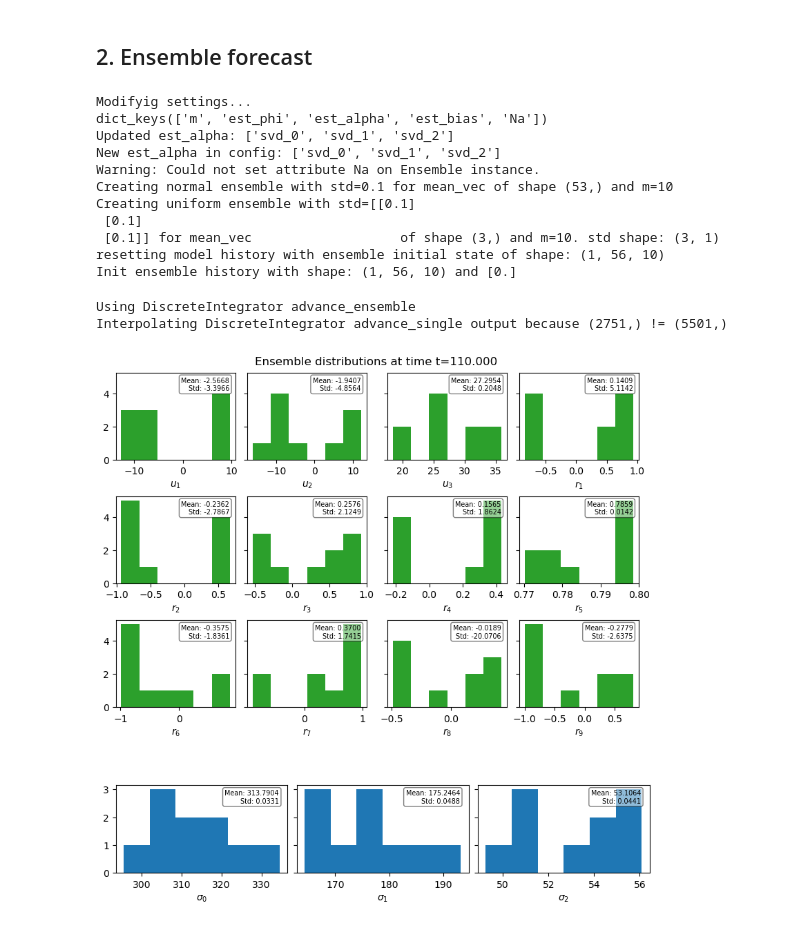
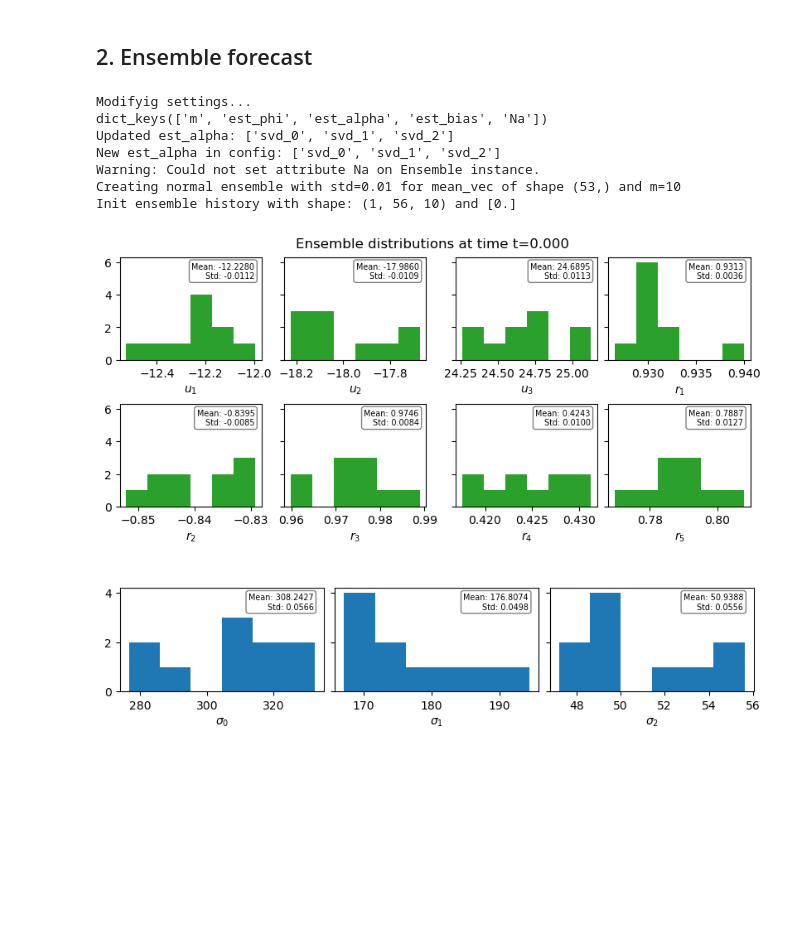
Before and after one commit to andreanovoa/real-time-bias-aware-DA, a Jupyter notebook: scripts/tutorials/02_Class_ESN_model.ipynb, the cells around one changed output. Cells and saved outputs as stored; diff of their text form; code cells hidden in the pictures; blank space fills up the shorter version.

```diff
--- a/scripts/tutorials/02_Class_ESN_model.ipynb
+++ b/scripts/tutorials/02_Class_ESN_model.ipynb
@@ -86,37 +84,30 @@ Overall tests min, max and mean MSE in 4 tests = -0.8139, -0.8139, -0.8139.
 # %%
 from ensemble import Ensemble
 
 m = 10
 ensemble = Ensemble(parent_model=model,
                     m=m,
-                    std_phi=0.1,
+                    std_phi=0.01,
                     est_alpha=['Wout'], # Select the ensemble varying parameters
                     std_alpha=0.1,  # the parameters uncertainty can also be defined individually in a dictionary
                     # alpha_distr='uniform'
                    )
+
+ensemble.visualize_state(max_modes=6)
 # %% [output]
 Modifyig settings...
 dict_keys(['m', 'est_phi', 'est_alpha', 'est_bias', 'Na'])
 Updated est_alpha: ['svd_0', 'svd_1', 'svd_2']
 New est_alpha in config: ['svd_0', 'svd_1', 'svd_2']
 Warning: Could not set attribute Na on Ensemble instance.
-Creating normal ensemble with std=0.1 for mean_vec of shape (53,) and m=10
-Creating uniform ensemble with std=[[0.1]
- [0.1]
- [0.1]] for mean_vec                   of shape (3,) and m=10. std shape: (3, 1)
-resetting model history with ensemble initial state of shape: (1, 56, 10)
+Creating normal ensemble with std=0.01 for mean_vec of shape (53,) and m=10
 Init ensemble history with shape: (1, 56, 10) and [0.]
+[figure, added]
 # %%
 # from plot_results import plot_obs_timeseries, plot_parameters
-
-ensemble.forecast_step(100*t_lyap)
+for _ in range(5):
+    t = ensemble.current_time + 2*t_lyap
+    ensemble.forecast_step(t_end=t)
-# %% [output]
-Using DiscreteIntegrator advance_ensemble
-Interpolating DiscreteIntegrator advance_single output because (2751,) != (5501,)
-# %%
-ensemble.visualize_state(max_modes=9)
-# %% [output]
-[figure, removed]
 # %%
 ensemble.visualize_history(plot_members=True, reference_t=t_lyap)
 # %% [output]
```
Also changed, not shown: parts of 5 cells of this notebook, 9 other files.
